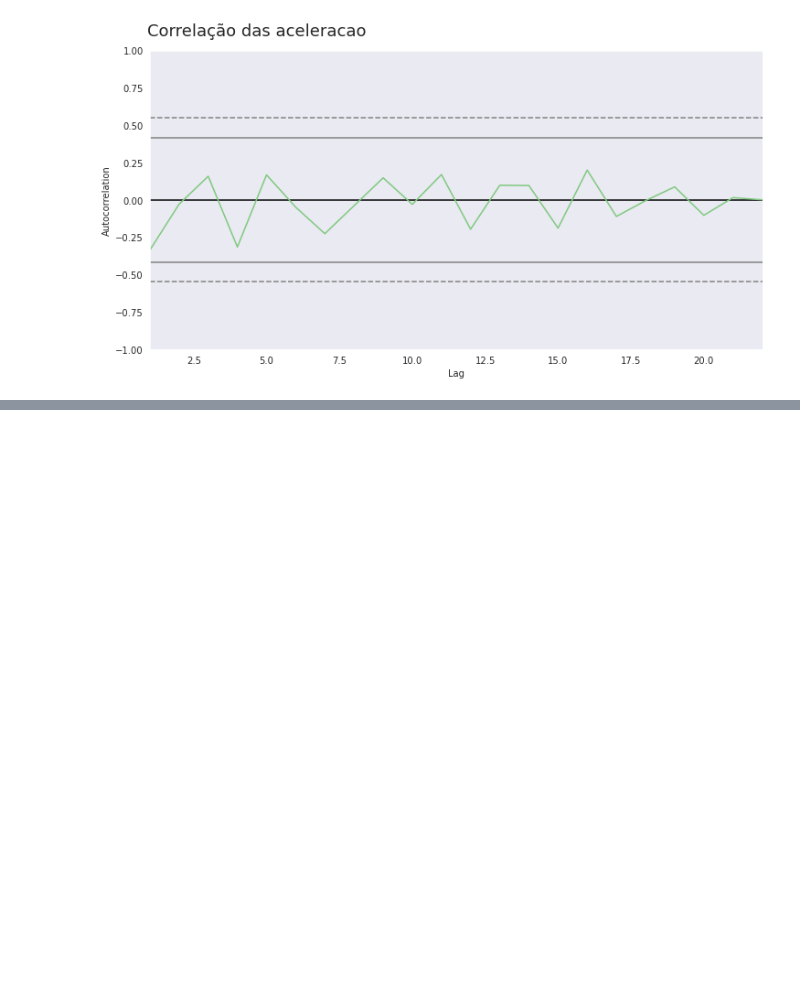
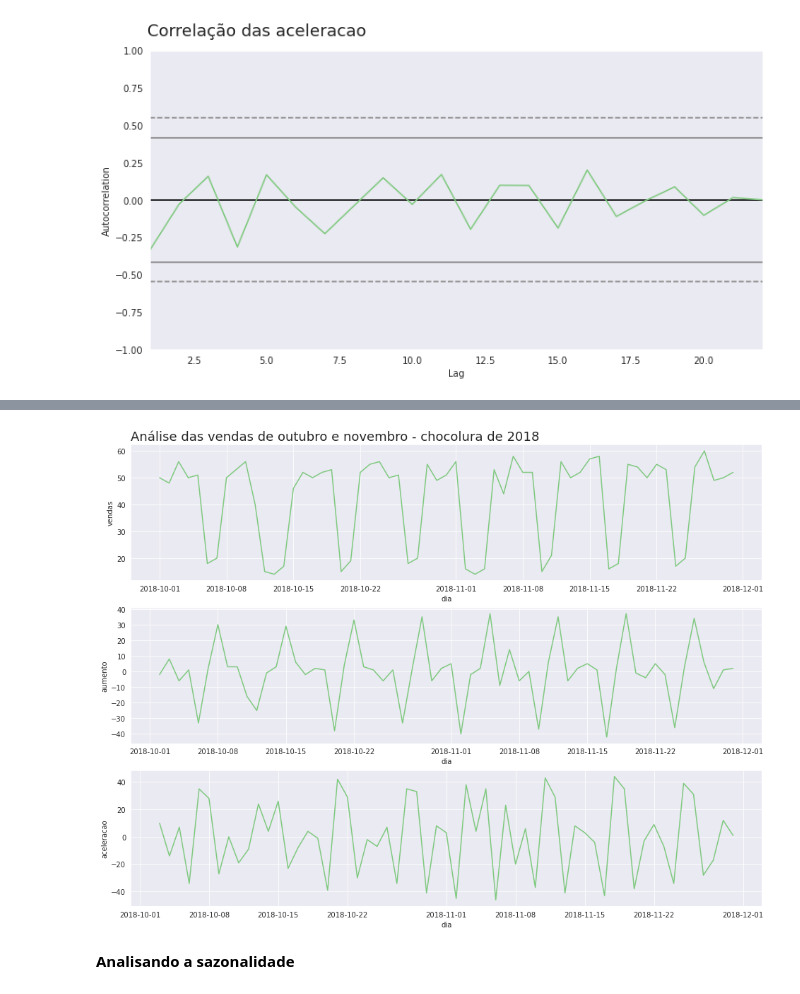
Before and after one commit to gabriels3t/data-science-series-temporais, a Jupyter notebook: Time Series.ipynb, the cells around one changed output, grey strips where cells are left out. Cells and saved outputs as stored; diff of their text form; code cells hidden in the pictures; blank space fills up the shorter version.

```diff
--- a/Time Series.ipynb
+++ b/Time Series.ipynb
@@ -176,0 +278,3 @@ ax = autocorrelation_plot(alucar['aceleracao'][2:])
+# %%
+vendar_por_dia['aumento'] = vendar_por_dia.vendas.diff()
+vendar_por_dia['aceleracao'] = vendar_por_dia.aumento.diff()
@@ -176,0 +290,6 @@ ax = autocorrelation_plot(alucar['aceleracao'][2:])
+# %%
+plot_comparacao('dia','vendas','aumento','aceleracao',vendar_por_dia,'Análise das vendas de outubro e novembro - chocolura de 2018')
+# %% [output]
+[figure, added]
+# %% [markdown]
+**Analisando a sazonalidade**
```
Also changed, not shown: parts of 31 cells of this notebook.
